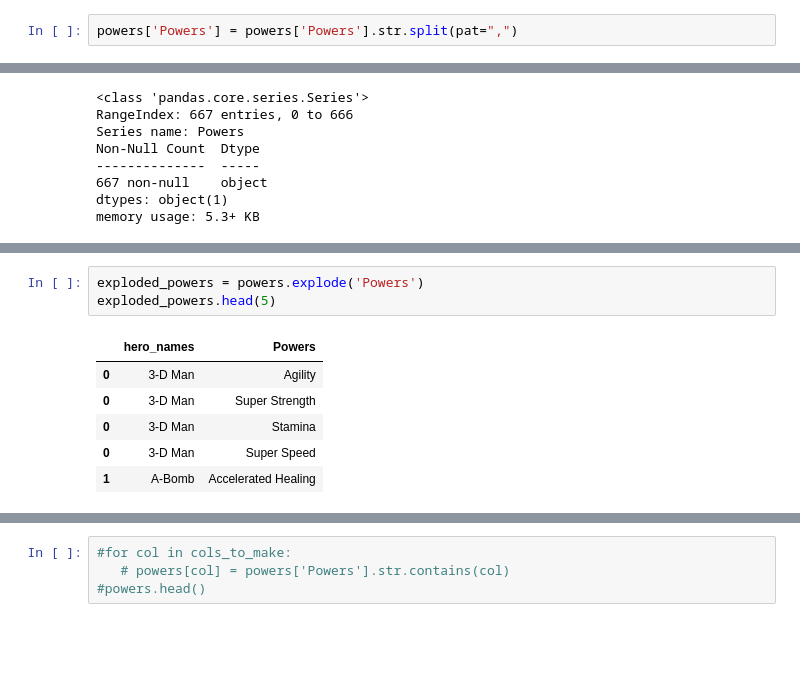
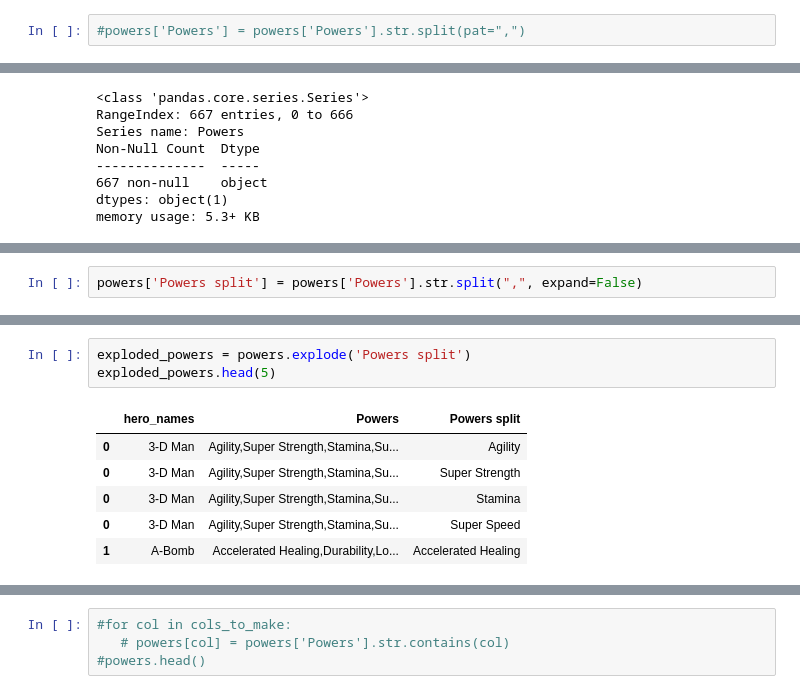
Before and after one commit to LauraDimaria/Superheroes, a Jupyter notebook: Superheros.ipynb, the cells around one changed output, grey strips where cells are left out. Saved outputs shown, nothing was run; the diff lists cells and outputs as text; blank space fills up the shorter version.

```diff
--- a/Superheros.ipynb
+++ b/Superheros.ipynb
@@ -141,7 +141,7 @@ info = info.drop(columns = 'Measurements')
 # %% [markdown]
 ### Split Powers into OHE columns
 # %%
-powers['Powers'] = powers['Powers'].str.split(pat=",")
+#powers['Powers'] = powers['Powers'].str.split(pat=",")
 # %%
 powers['Powers'].info()
 # %% [output]
@@ -168,0 +173,2 @@ p
+# %%
+powers['Powers split'] = powers['Powers'].str.split(",", expand=False)
@@ -169,11 +190,11 @@ p
 # %%
-exploded_powers = powers.explode('Powers')
+exploded_powers = powers.explode('Powers split')
 exploded_powers.head(5)
 # %% [output]
-|  | hero_names | Powers |
-| 0 | 3-D Man | Agility |
-| 0 | 3-D Man | Super Strength |
-| 0 | 3-D Man | Stamina |
-| 0 | 3-D Man | Super Speed |
-| 1 | A-Bomb | Accelerated Healing |
+|  | hero_names | Powers | Powers split |
+| 0 | 3-D Man | Agility,Super Strength,Stamina,Su... | Agility |
+| 0 | 3-D Man | Agility,Super Strength,Stamina,Su... | Super Strength |
+| 0 | 3-D Man | Agility,Super Strength,Stamina,Su... | Stamina |
+| 0 | 3-D Man | Agility,Super Strength,Stamina,Su... | Super Speed |
+| 1 | A-Bomb | Accelerated Healing,Durability,Lo... | Accelerated Healing |
 # %%
```
Also changed, not shown: parts of 6 cells of this notebook.
